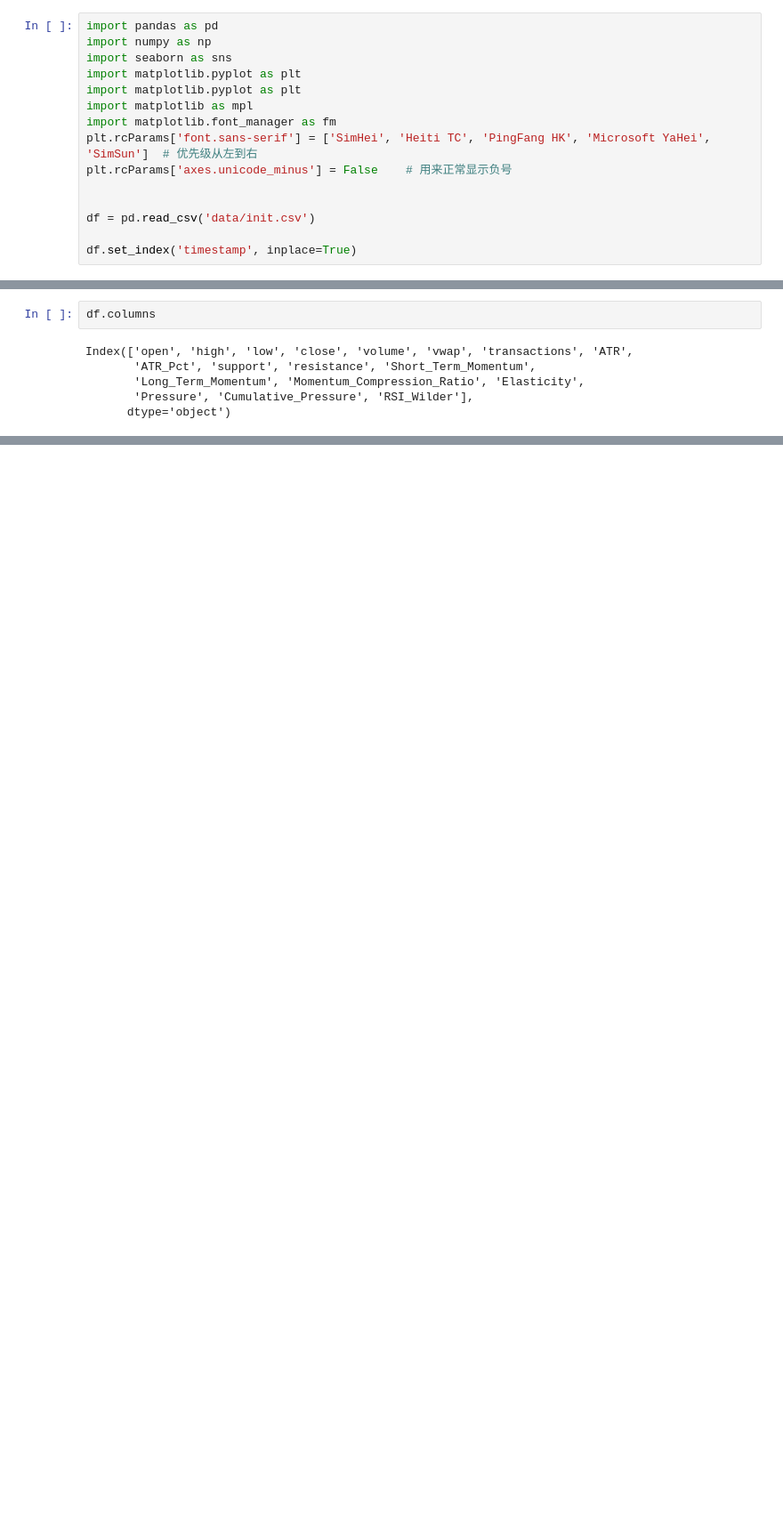
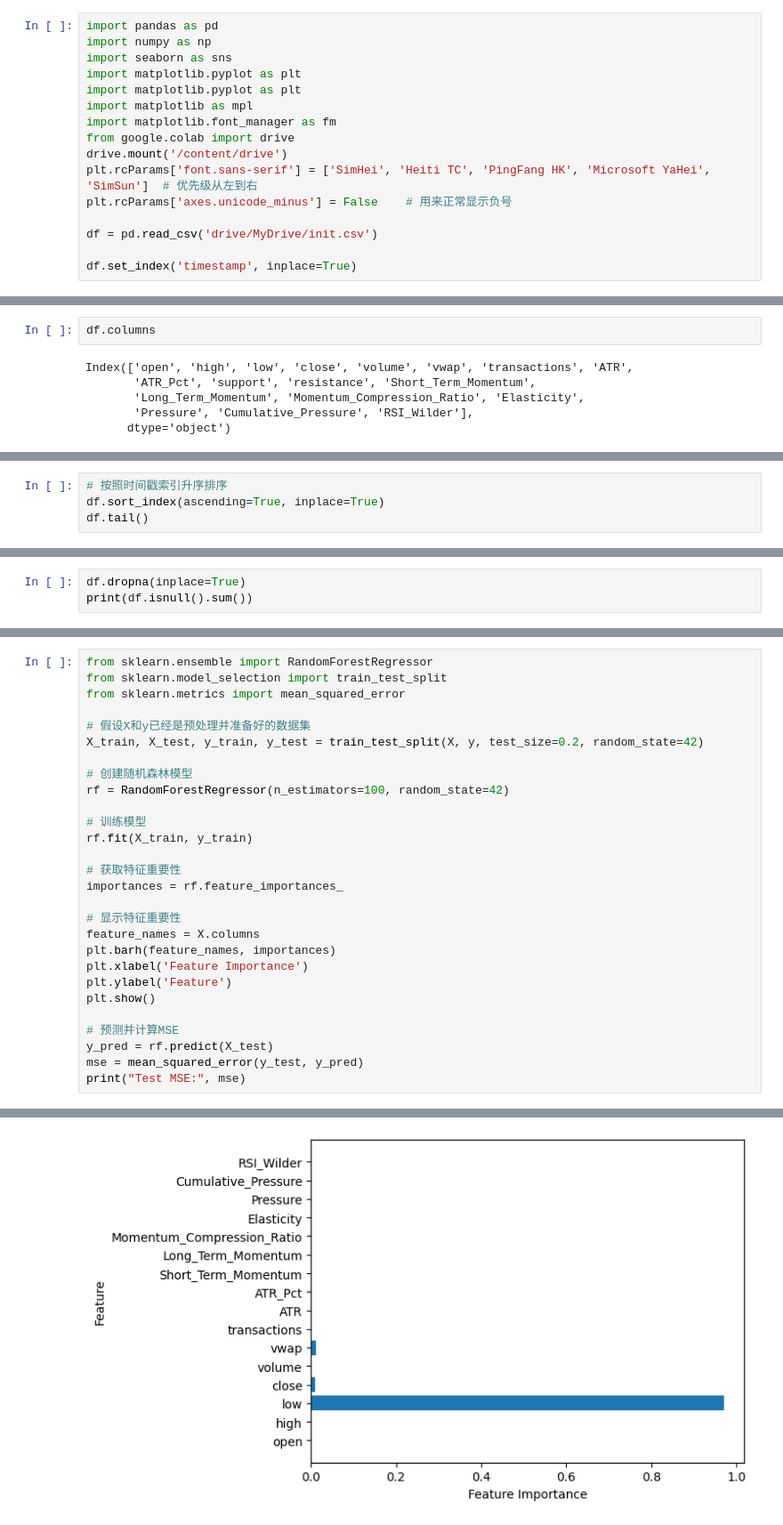
Before and after one commit to o897867/gold, a Jupyter notebook: ResSup.ipynb, the cells around one changed output, grey strips where cells are left out. Shown: that part at 89% size. Drawn from its saved outputs; the diff is of its cells as text; blank space fills up the shorter version.

```diff
--- a/ResSup.ipynb
+++ b/ResSup.ipynb
@@ -6,10 +10,11 @@ import matplotlib.pyplot as plt
 import matplotlib.pyplot as plt
 import matplotlib as mpl
 import matplotlib.font_manager as fm
+from google.colab import drive
+drive.mount('/content/drive')
 plt.rcParams['font.sans-serif'] = ['SimHei', 'Heiti TC', 'PingFang HK', 'Microsoft YaHei', 'SimSun']  # 优先级从左到右
 plt.rcParams['axes.unicode_minus'] = False    # 用来正常显示负号
 
-
-df = pd.read_csv('data/init.csv')
+df = pd.read_csv('drive/MyDrive/init.csv')
 
 df.set_index('timestamp', inplace=True)
@@ -155,0 +182,4 @@ Index(['open', 'high', 'low', 'close', 'volume', 'vwap', 'transactions', 'ATR',
+# %%
+# 按照时间戳索引升序排序
+df.sort_index(ascending=True, inplace=True)
+df.tail()
@@ -155,0 +194,3 @@ Index(['open', 'high', 'low', 'close', 'volume', 'vwap', 'transactions', 'ATR',
+# %%
+df.dropna(inplace=True)
+print(df.isnull().sum())
@@ -155,0 +311,29 @@ Index(['open', 'high', 'low', 'close', 'volume', 'vwap', 'transactions', 'ATR',
+# %%
+from sklearn.ensemble import RandomForestRegressor
+from sklearn.model_selection import train_test_split
+from sklearn.metrics import mean_squared_error
+
+# 假设X和y已经是预处理并准备好的数据集
+X_train, X_test, y_train, y_test = train_test_split(X, y, test_size=0.2, random_state=42)
+
+# 创建随机森林模型
+rf = RandomForestRegressor(n_estimators=100, random_state=42)
+
+# 训练模型
+rf.fit(X_train, y_train)
+
+# 获取特征重要性
+importances = rf.feature_importances_
+
+# 显示特征重要性
+feature_names = X.columns
+plt.barh(feature_names, importances)
+plt.xlabel('Feature Importance')
+plt.ylabel('Feature')
+plt.show()
+
+# 预测并计算MSE
+y_pred = rf.predict(X_test)
+mse = mean_squared_error(y_test, y_pred)
+print("Test MSE:", mse)
+# %% [output]
@@ -155,0 +357 @@ Index(['open', 'high', 'low', 'close', 'volume', 'vwap', 'transactions', 'ATR',
+[figure, added]
```
Also changed, not shown: parts of 19 cells of this notebook.
